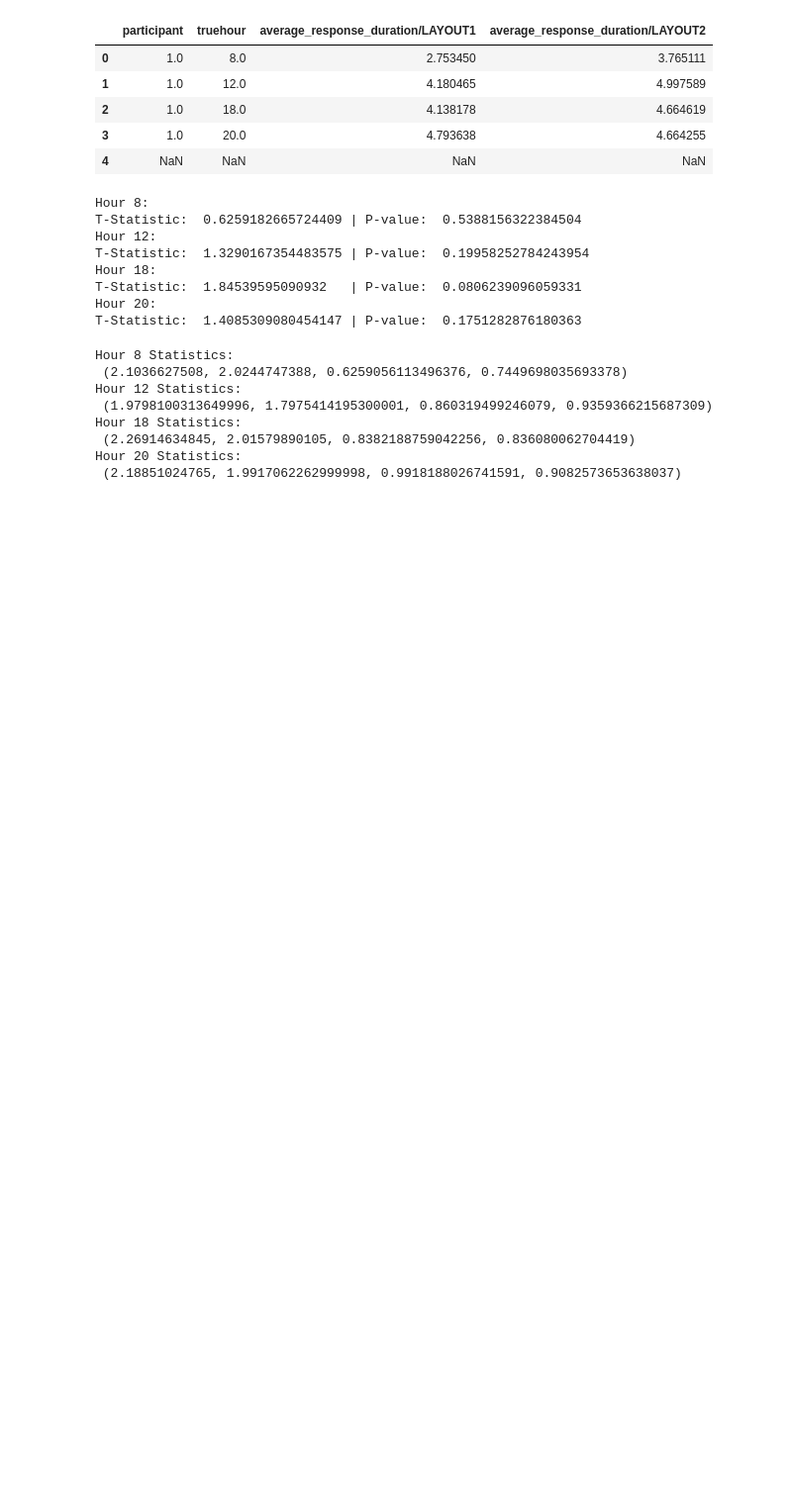
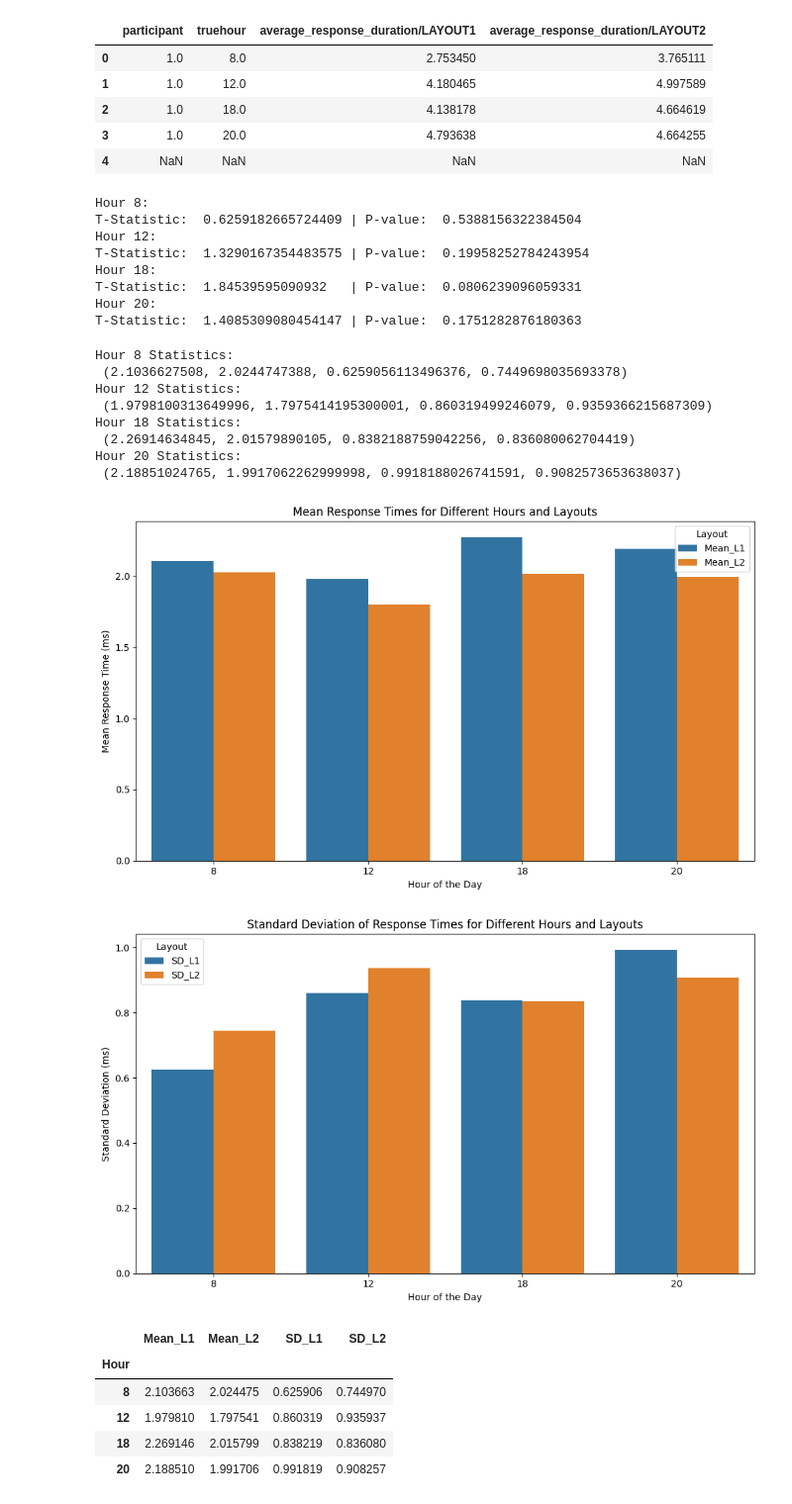
Before and after one commit to lukanamo/Perception_Experiment, a Jupyter notebook: paired_t_test.ipynb, the cells around one changed output. Shown: that part at 99% size. Drawn from its saved outputs; the diff is of its cells as text; code cells hidden in the pictures; blank space fills up the shorter version.

```diff
--- a/paired_t_test.ipynb
+++ b/paired_t_test.ipynb
@@ -68,3 +68,58 @@ Hour 18 Statistics:
  (2.26914634845, 2.01579890105, 0.8382188759042256, 0.836080062704419)
 Hour 20 Statistics:
  (2.18851024765, 1.9917062262999998, 0.9918188026741591, 0.9082573653638037)
+# %%
+import matplotlib.pyplot as plt
+import seaborn as sns
+
+times = [8, 12, 18, 20]
+
+stats = {}
+for hour in times:
+    stats[hour] = calculate_stats(data, hour)
+
+plot_data = pd.DataFrame(stats).T
+plot_data.columns = ['Mean_L1', 'Mean_L2', 'SD_L1', 'SD_L2']
+plot_data['Hour'] = plot_data.index
+
+plt.figure(figsize=(10, 6))
+sns.barplot(x='Hour', y='value', hue='variable', data=pd.melt(plot_data, id_vars='Hour', value_vars=['Mean_L1', 'Mean_L2']))
+plt.title('Mean Response Times for Different Hours and Layouts')
+plt.ylabel('Mean Response Time (ms)')
+plt.xlabel('Hour of the Day')
+plt.legend(title='Layout')
+plt.tight_layout()
+plt.show()
+
+mean_response_time_plot_path = 'mean_response_times.png'
+plt.savefig(mean_response_time_plot_path)
+plt.close()
+
+sd_data = plot_data[['SD_L1', 'SD_L2', 'Hour']]
+
+plt.figure(figsize=(10, 6))
+sns.barplot(x='Hour', y='value', hue='variable', data=pd.melt(sd_data, id_vars='Hour', value_vars=['SD_L1', 'SD_L2']))
+plt.title('Standard Deviation of Response Times for Different Hours and Layouts')
+plt.ylabel('Standard Deviation (ms)')
+plt.xlabel('Hour of the Day')
+plt.legend(title='Layout')
+plt.tight_layout()
+plt.show()
+
+sd_response_time_plot_path = 'sd_response_times.png'
+plt.savefig(sd_response_time_plot_path)
+plt.close()
+
+mean_sd_table = plot_data.set_index('Hour')
+mean_sd_table_path = 'mean_sd_table.csv'
+mean_sd_table.to_csv(mean_sd_table_path)
+mean_sd_table
+# %% [output]
+[figure, added]
+[figure, added]
+|  | Mean_L1 | Mean_L2 | SD_L1 | SD_L2 |
+| Hour |  |  |  |  |
+| 8 | 2.103663 | 2.024475 | 0.625906 | 0.744970 |
+| 12 | 1.979810 | 1.797541 | 0.860319 | 0.935937 |
+| 18 | 2.269146 | 2.015799 | 0.838219 | 0.836080 |
+| 20 | 2.188510 | 1.991706 | 0.991819 | 0.908257 |
```
